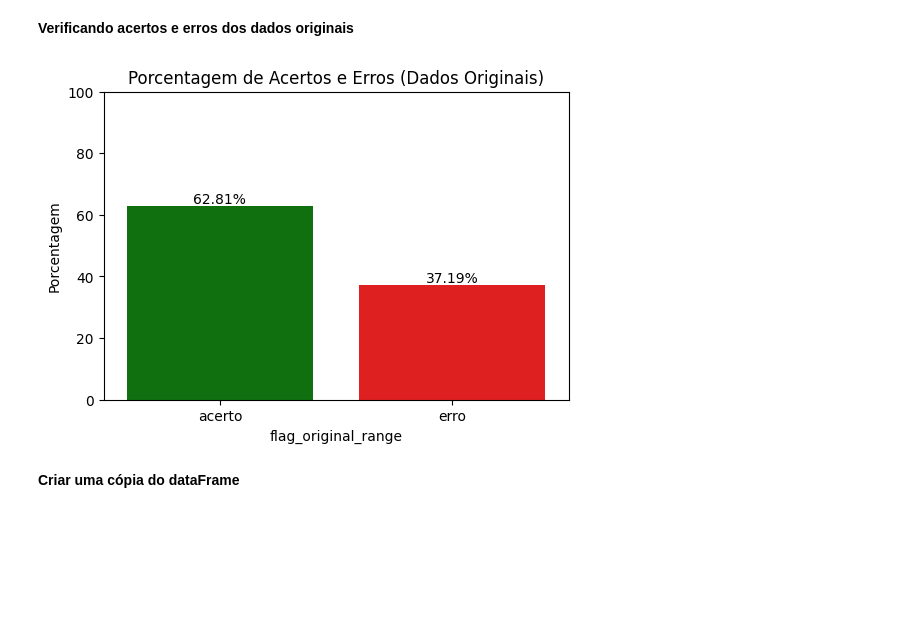
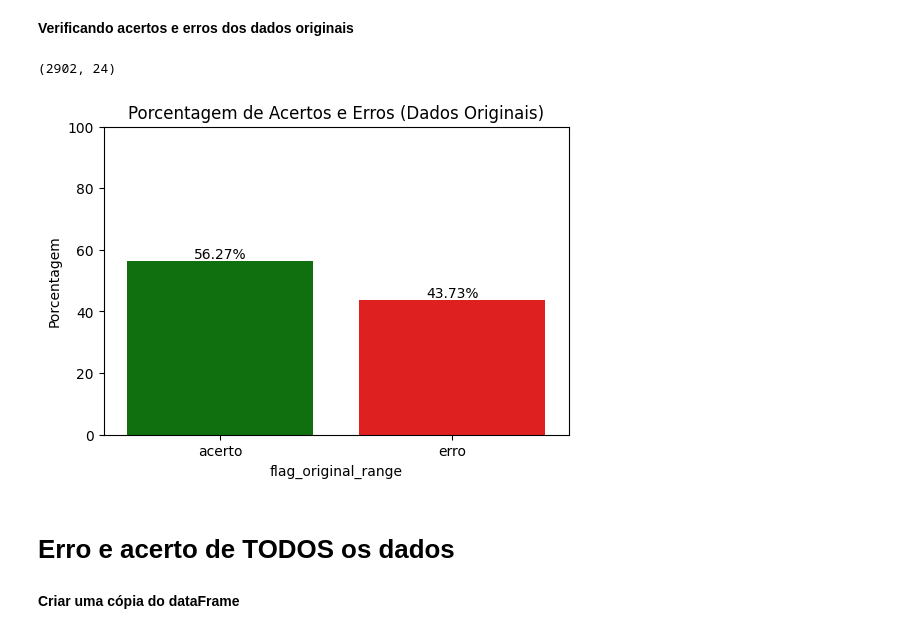
Before and after one commit to AlexiaOberdiek/Projeto-Evcomx, a Jupyter notebook: Projeto_Evcomx.ipynb, the cells around one changed output. Drawn from its saved outputs; the diff is of its cells as text; code cells hidden in the pictures; blank space fills up the shorter version.

```diff
--- a/Projeto_Evcomx.ipynb
+++ b/Projeto_Evcomx.ipynb
@@ -493,35 +497,43 @@ plt.show()
 [figure]
 # %% [markdown]
 **Verificando acertos e erros dos dados originais**
+# %%
+df_original = df[df['usage'] != 'usou'].copy()
+df_original.shape
+# %% [output]
+(2902, 24)
 # %%
 import matplotlib.pyplot as plt
 import seaborn as sns
-
+df_original = df[df['usage'] != 'usou'].copy()
 # Check if the original temperaturamediareal is within the desired range of temperaturaobjetivada
-is_within_range_original = (df['temperaturamediareal'] >= df['temperaturaobjetivada'] - 5) & \
-                           (df['temperaturamediareal'] <= df['temperaturaobjetivada'] + 10)
-
+is_within_range_original = (df_original['temperaturamediareal'] >= df_original['temperaturaobjetivada'] - 5) & \
+                           (df_original['temperaturamediareal'] <= df_original['temperaturaobjetivada'] + 10)
+is_within_range = (df['temperaturamediareal'] >= df['temperaturaobjetivada'] - 5) & \
+                   (df['temperaturamediareal'] <= df['temperaturaobjetivada'] + 10)
 # Create a new column to flag these cases
-df['flag_original_range'] = is_within_range_original.apply(lambda x: 'acerto' if x else 'erro')
-
+df_original['flag_original_range'] = is_within_range_original.apply(lambda x: 'acerto' if x else 'erro')
+df['flag_original_range'] = is_within_range.apply(lambda x: 'acerto' if x else 'erro')
 # Calculate the percentage of 'acerto' and 'erro' for the original data
-flag_counts_original = df['flag_original_range'].value_counts(normalize=True) * 100
+flag_counts_original = df_original['flag_original_range'].value_counts(normalize=True) * 100
 
 # Create a bar plot for the original data
 plt.figure(figsize=(6, 4))
 ax = sns.barplot(x=flag_counts_original.index, y=flag_counts_original.values, palette=['green', 'red'], hue=flag_counts_original.index, legend=False)
 
 # Add percentage labels on top of the bars
 for p in ax.patches:
     ax.annotate(f'{p.get_height():.2f}%', (p.get_x() + p.get_width() / 2., p.get_height()),
                 ha='center', va='center', xytext=(0, 5), textcoords='offset points')
 
 plt.ylabel('Porcentagem')
 plt.title('Porcentagem de Acertos e Erros (Dados Originais)')
 plt.ylim(0, 100)
 plt.show()
 # %% [output]
-[figure, old version]
+[figure, new version]
+# %% [markdown]
+# Erro e acerto de TODOS os dados
 # %% [markdown]
 **Criar uma cópia do dataFrame**
 # %%
```
Also changed, not shown: parts of 10 cells of this notebook, 1 other file.
